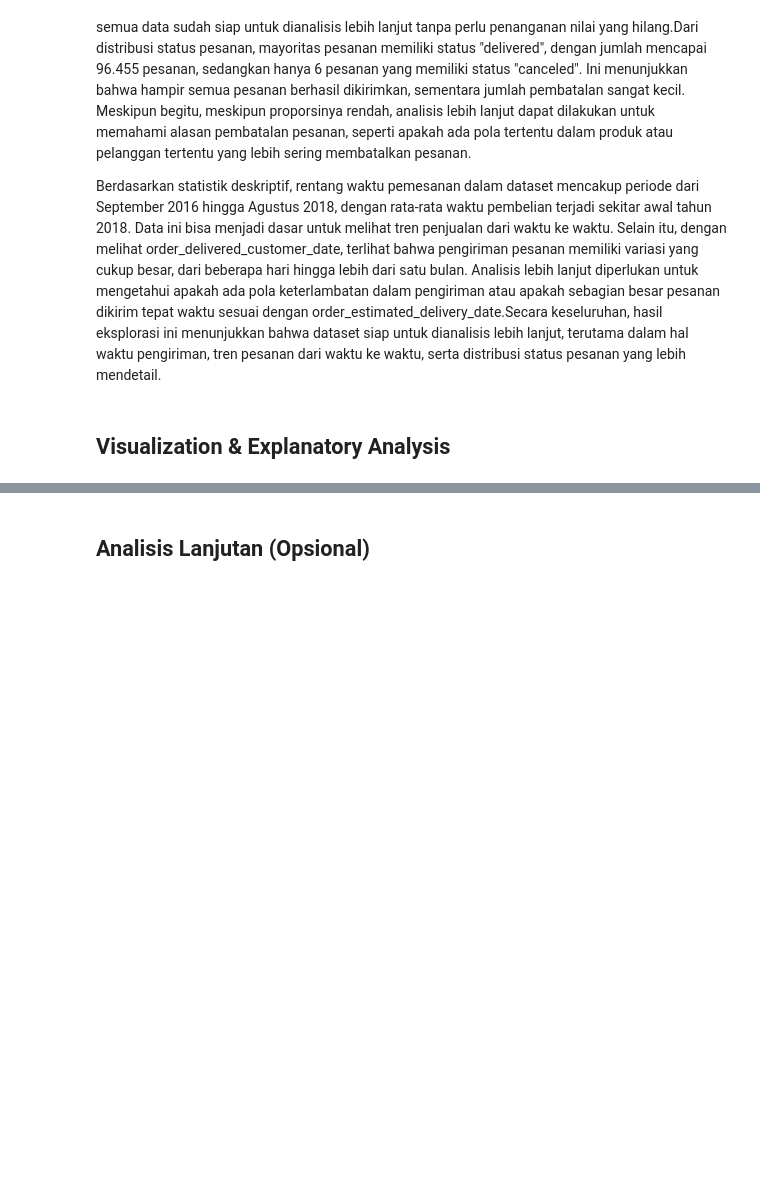
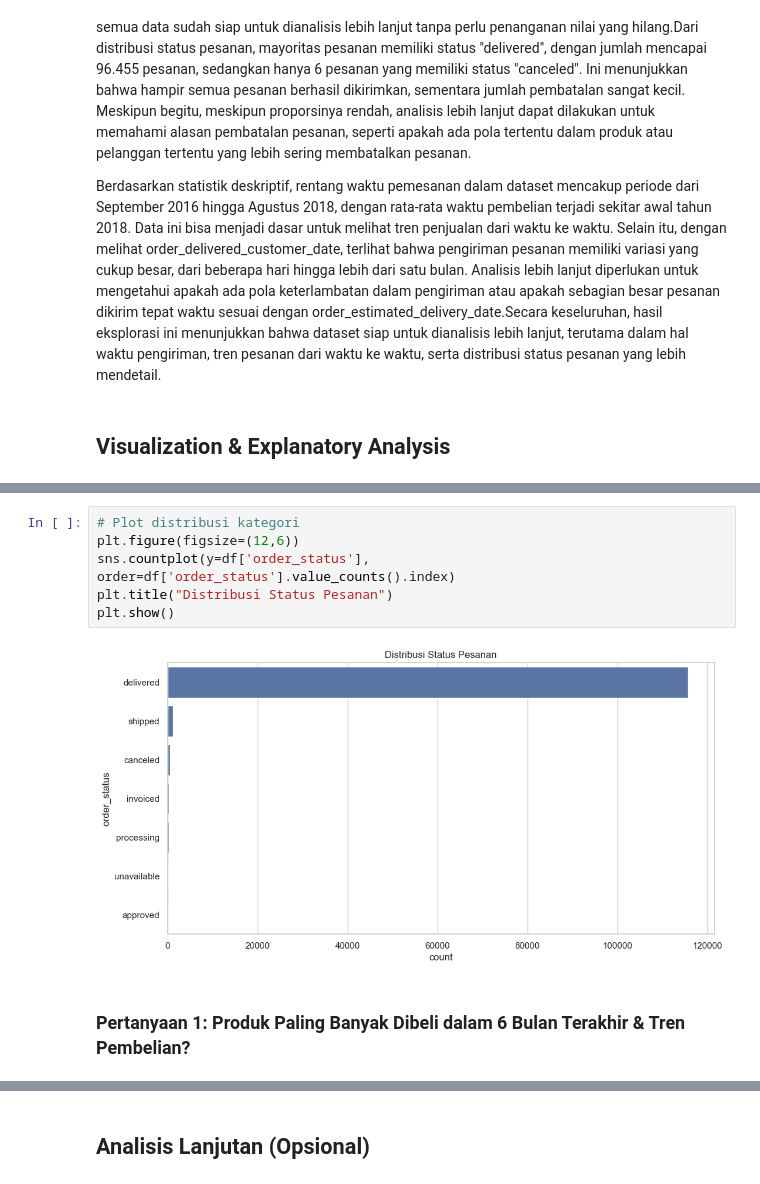
Before and after one commit to bhqialza/analisis-data, a Jupyter notebook: notebook.ipynb, the cells around one changed output, grey strips where cells are left out. Saved outputs shown, nothing was run; the diff lists cells and outputs as text; blank space fills up the shorter version.

```diff
--- a/notebook.ipynb
+++ b/notebook.ipynb
@@ -247,0 +574,10 @@ Persentase pesanan yang terkirim tepat waktu: 91.89%
+# %%
+# Plot distribusi kategori
+plt.figure(figsize=(12,6))
+sns.countplot(y=df['order_status'], order=df['order_status'].value_counts().index)
+plt.title("Distribusi Status Pesanan")
+plt.show()
+# %% [output]
+[figure, added]
+# %% [markdown]
+### Pertanyaan 1: Produk Paling Banyak Dibeli dalam 6 Bulan Terakhir & Tren Pembelian?
```
Also changed, not shown: parts of 75 cells of this notebook, 3 other files.
